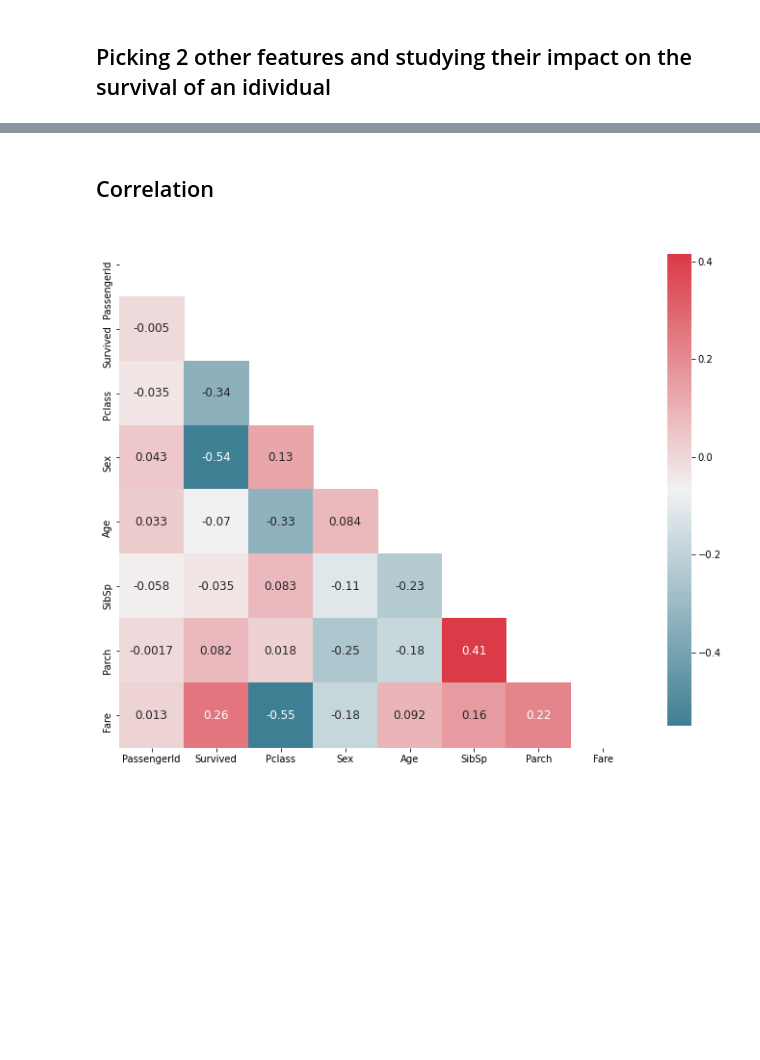
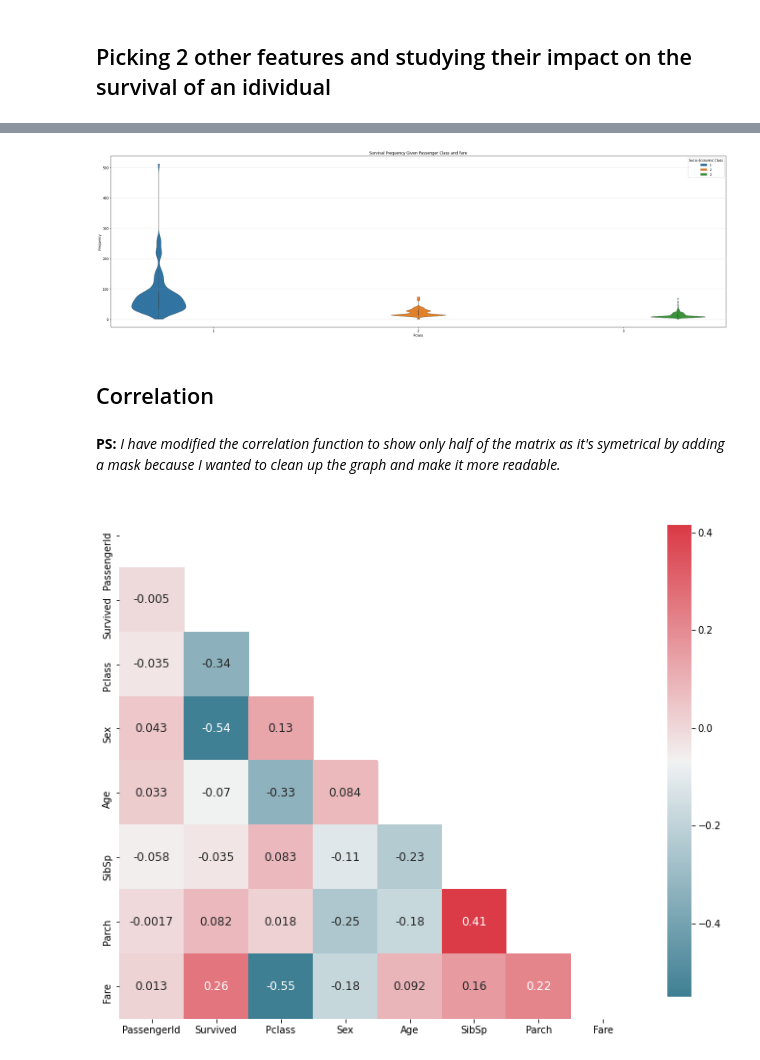
Before and after one commit to beriagraphics/SIC, a Jupyter notebook: Checkpoint_Data_Visualization_[Farouk_BLIDI].ipynb, the cells around one changed output, grey strips where cells are left out. Saved outputs shown, nothing was run; the diff lists cells and outputs as text; code cells hidden in the pictures; blank space fills up the shorter version.

```diff
--- a/Checkpoint_Data_Visualization_[Farouk_BLIDI].ipynb
+++ b/Checkpoint_Data_Visualization_[Farouk_BLIDI].ipynb
@@ -310,0 +264,4 @@ However, since we had over 600 of missing values, I'd say that the results would
+# %%
+pclassFare = titanic.pivot_table(values="Survived", index=["Pclass", "Fare"], aggfunc="sum")
+pclassFare=pclassFare.reset_index()
+pclassFare
@@ -311,3 +282,18 @@ However, since we had over 600 of missing values, I'd say that the results would
+# %%
+plt.figure(figsize=[35,10])
+
+# pclassFare.boxplot(by="Pclass", column="Fare", figsize=[35,10])
+# sns.boxplot(data=pclassFare, x="Pclass", y="Fare", hue="Pclass")
+
+sns.violinplot(data=pclassFare, x="Pclass", y="Fare", hue="Pclass", bw=.2, cut=0, linewidth=.6)
+plt.title("Survival Frequency Given Passenger Class and Fare")
+plt.ylabel("Frequency")
+plt.xlabel("Pclass")
+plt.grid(axis="y", alpha=0.35)
+plt.legend(title="Socio-Economic Class")
+plt.show()
+# %% [output]
+[figure, added]
 # %% [markdown]
 ## Correlation
 # %%
@@ -329,6 +315,8 @@ def plot_correlation_map( df ):
         annot_kws = { 'fontsize' : 12 },
         mask=mask
         )
+# %% [markdown]
+**PS:** *I have modified the correlation function to show only half of the matrix as it's symetrical by adding a mask because I wanted to clean up the graph and make it more readable.*
 # %%
 plot_correlation_map(titanic)
 # %% [output]
```
Also changed, not shown: parts of 36 cells of this notebook.
